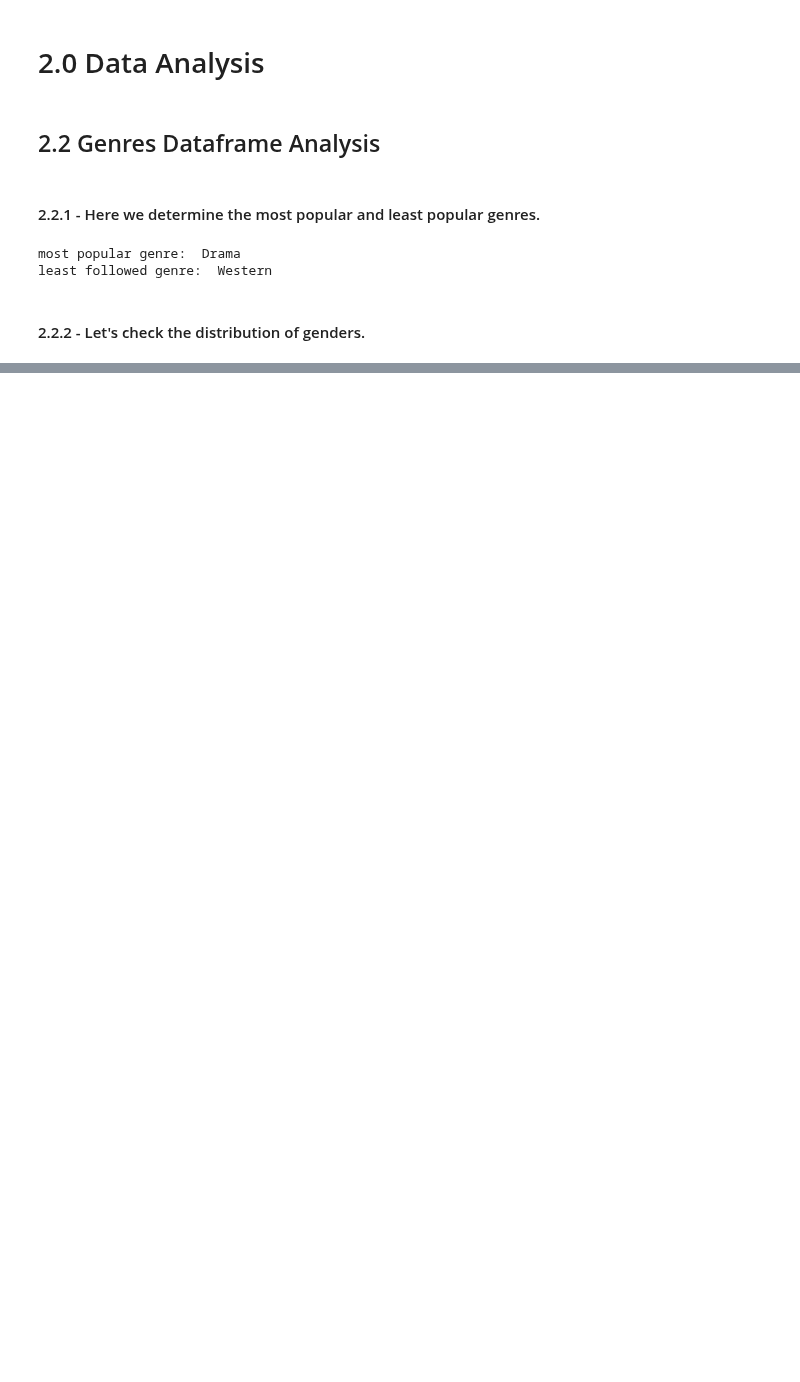
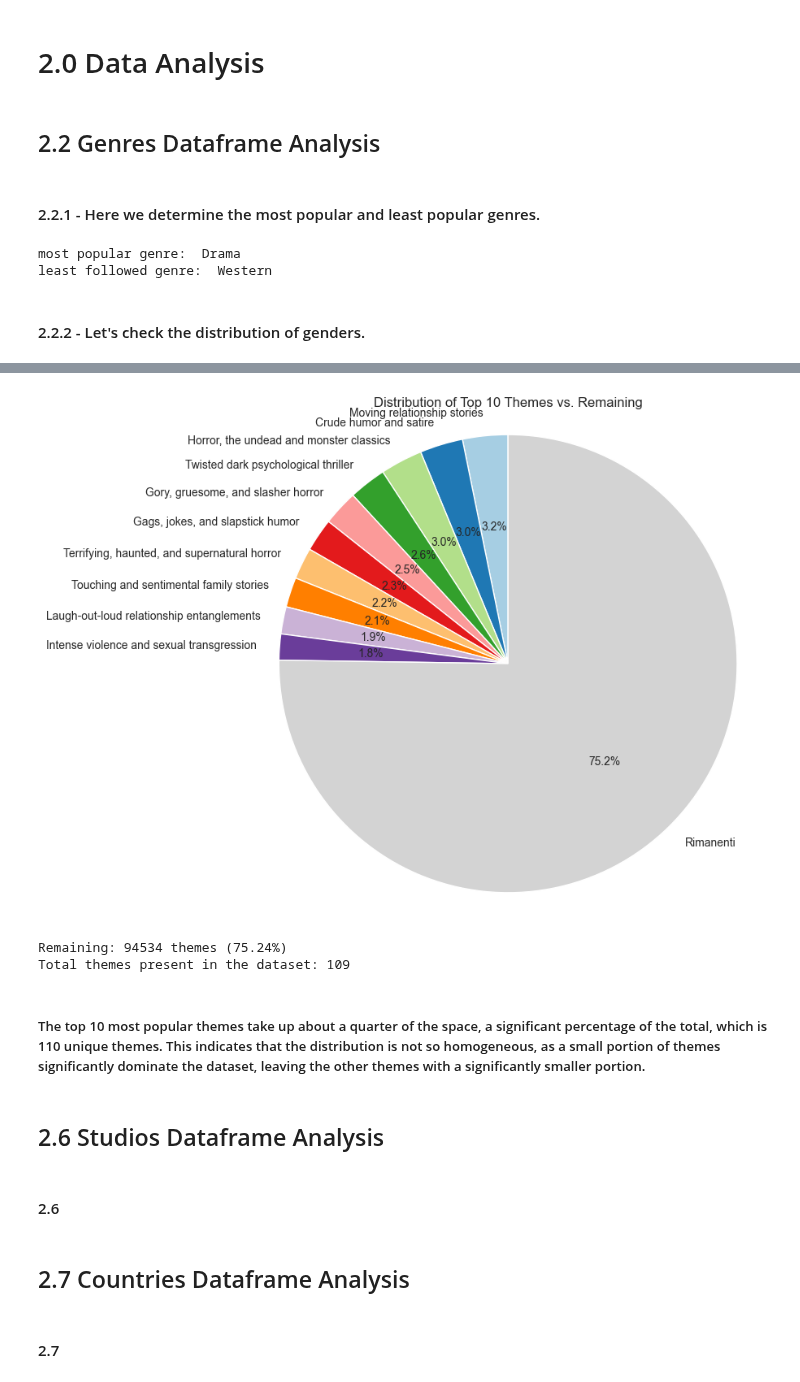
Before and after one commit to SacchettiLorenzo/IUMTWEB_DataAnalysis, a Jupyter notebook: data cleaning/DataCleaning.ipynb, the cells around one changed output, grey strips where cells are left out. Drawn from its saved outputs; the diff is of its cells as text; code cells hidden in the pictures; blank space fills up the shorter version.

Commit message:
Aggiunta la parte di Data Analysis sui temi

```diff
--- a/data cleaning/DataCleaning.ipynb
+++ b/data cleaning/DataCleaning.ipynb
@@ -1059,0 +1062,11 @@ plt.show()
+# %%
+theme_counts = themes_df['theme'].value_counts()
+theme_percentage = (theme_counts / theme_counts.sum()) * 100
+
+result = pd.DataFrame({
+    'Theme': theme_counts.head(10).index,
+    'Frequency': theme_counts.head(10).values,
+    'Percentage': theme_percentage.head(10).values
+})
+
+print(result)
@@ -1059,0 +1085,32 @@ plt.show()
+# %%
+total_frequency = theme_counts.sum()
+remaining_frequency = total_frequency - result['Frequency'].sum()
+remaining_percentage = (remaining_frequency / total_frequency) * 100
+total_themes = theme_counts.size
+labels = list(result['Theme']) + ['Rimanenti']
+sizes = list(result['Frequency']) + [remaining_frequency]
+colors = list(plt.cm.Paired.colors[:len(result)]) + ['lightgray']
+plt.figure(figsize=(8, 8))
+plt.pie(sizes, labels=labels, autopct='%1.1f%%', startangle=90, colors=colors)
+plt.title('Distribution of Top 10 Themes vs. Remaining')
+
+plt.axis('equal')
+
+plt.show()
+
+print(f"Remaining: {remaining_frequency} themes ({remaining_percentage:.2f}%)")
+print(f"Total themes present in the dataset: {total_themes}")
+# %% [output]
+[figure, added]
+Remaining: 94534 themes (75.24%)
+Total themes present in the dataset: 109
+# %% [markdown]
+##### The top 10 most popular themes take up about a quarter of the space, a significant percentage of the total, which is 110 unique themes. This indicates that the distribution is not so homogeneous, as a small portion of themes significantly dominate the dataset, leaving the other themes with a significantly smaller portion.
+# %% [markdown]
+## 2.6 Studios Dataframe Analysis
+# %% [markdown]
+#### 2.6
+# %% [markdown]
+## 2.7 Countries Dataframe Analysis
+# %% [markdown]
+#### 2.7
```
Also changed, not shown: parts of 6 cells of this notebook.
